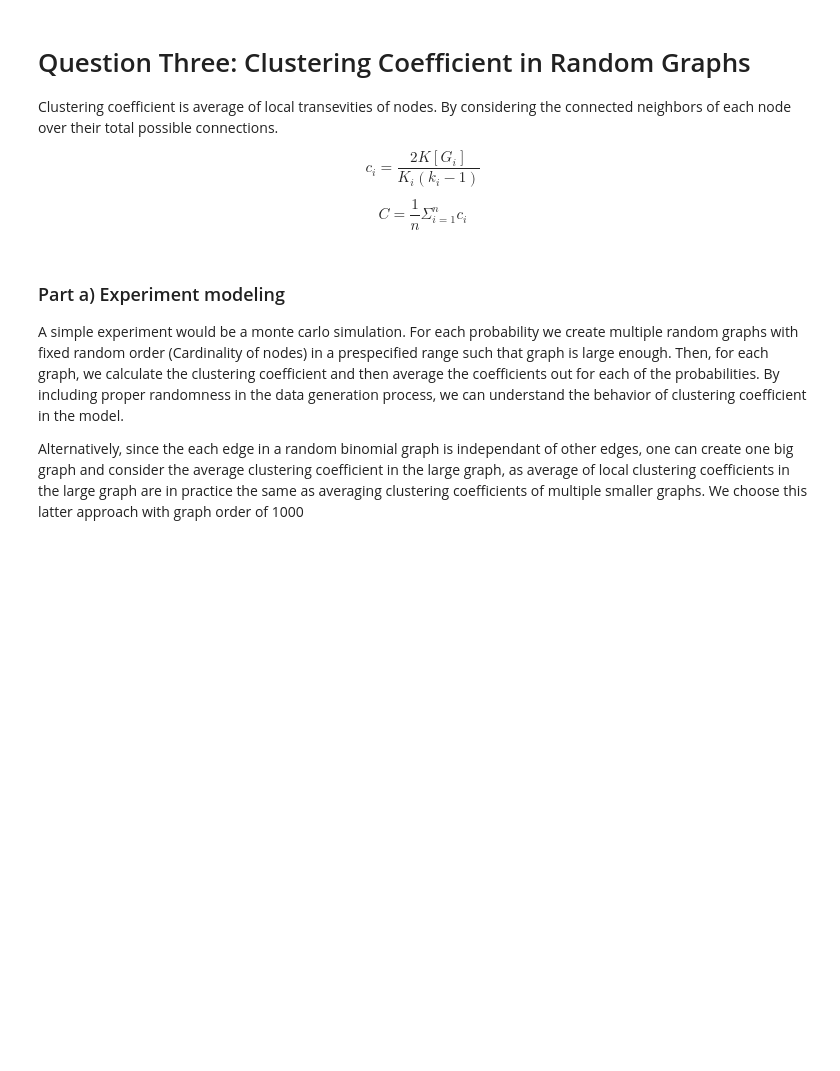
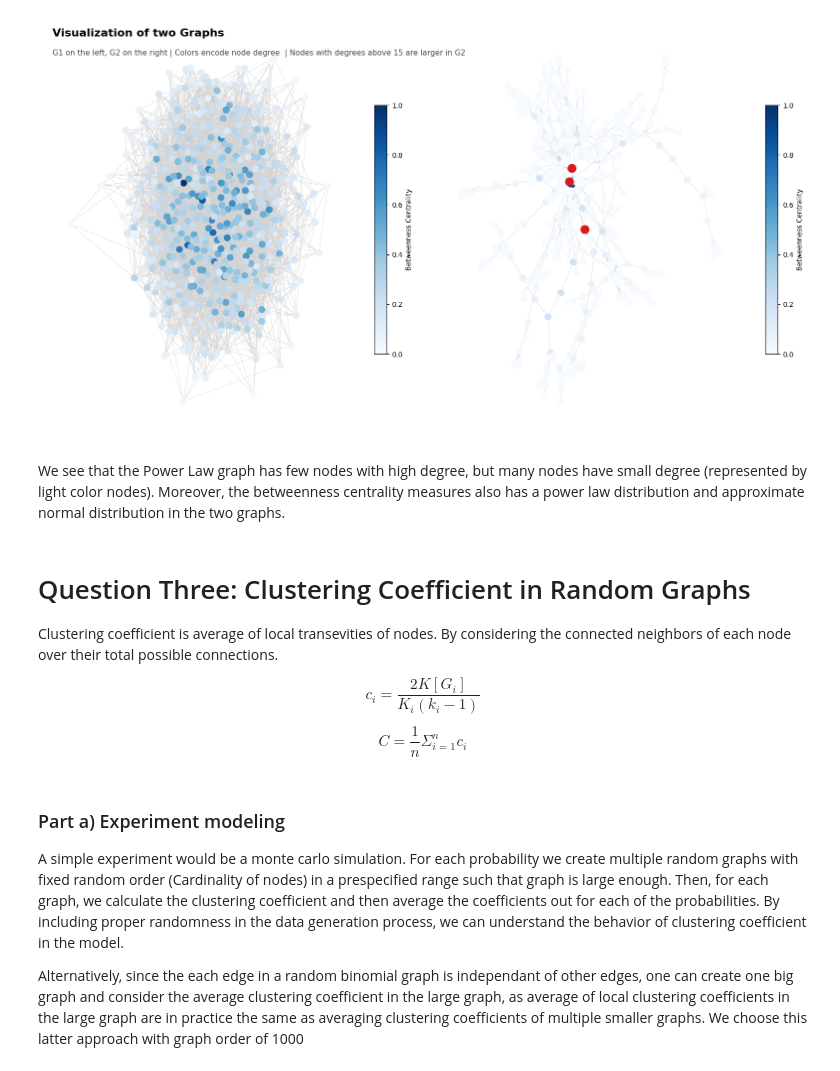
Before and after one commit to romgou74/Networks-Graded-Lab, a Jupyter notebook: Lab6 - Notebook.ipynb, the cells around one changed output. Drawn from its saved outputs; the diff is of its cells as text; code cells hidden in the pictures; blank space fills up the shorter version.

```diff
--- a/Lab6 - Notebook.ipynb
+++ b/Lab6 - Notebook.ipynb
@@ -1,3 +218,62 @@
+# %%
+# (b)2)
+## AI Disclosure: All Ideas come from us. Every AI query has been about coding practices and visualizations, speeding up the coding process.
+b1 = nx.betweenness_centrality(G1)
+betw1 = np.array([b1[n] for n in G1.nodes()])
+b2 = nx.betweenness_centrality(G2)
+
+
+betw2 = np.array([b2[n] for n in G2.nodes()])
+c1 = np.percentile(betw1,0.85)
+c2 = np.percentile(betw2,0.85)
+
+fig, axes = plt.subplots(1, 2, figsize=(16, 9))
+
+
+nx.draw(
+    G1,
+    ax=axes[0],
+    with_labels=False,
+    node_size=node_sizes1,
+    node_color=betw1,
+    cmap=plt.cm.Blues,
+    edge_color='lightgray',
+    width=0.5
+)
+sm1 = plt.cm.ScalarMappable(cmap=plt.cm.Blues)
+sm1.set_array([])
+fig.colorbar(sm1, ax=axes[0], label='Betweenness Centrality', shrink=0.6)
+
+
+pos2 = nx.spring_layout(G2, seed=0)
+nx.draw(
+    G2,
+    ax=axes[1],
+    pos = pos2,
+    with_labels=False,
+    node_size=node_sizes2,
+    node_color=betw2,
+    cmap=plt.cm.Blues,
+    edge_color='lightgray',
+    width=0.5
+)
+
+
+nx.draw_networkx_nodes(G2, pos = pos2, nodelist=[n for n in G2.nodes if b2[n]>0.2],
+                       node_size=140, node_color="#d7191c")
+sm2 = plt.cm.ScalarMappable(cmap=plt.cm.Blues)
+sm2.set_array([])
+fig.colorbar(sm2, ax=axes[1], label='Betweenness Centrality', shrink=0.6)
+fig.suptitle("Visualization of two Graphs", fontsize=16, fontweight='bold',y = 0.93, x=0.021, ha='left')
+
+fig.text(0.021, 0.87, "G1 on the left, G2 on the right | Colors encode node degree  | Nodes with degrees above 15 are larger in G2",
+         ha='left', fontsize=11, color='#444')
+plt.tight_layout()
+plt.show()
+# %% [output]
+[figure, added]
+# %% [markdown]
+We see that the Power Law graph has few nodes with high degree, but many nodes have small degree (represented by light color nodes). Moreover, the betweenness centrality measures also has a power law distribution and approximate normal distribution in the two graphs.
 # %% [markdown]
 # Question Three: Clustering Coefficient in Random Graphs
 
```
Also changed, not shown: parts of 5 cells of this notebook, 5 other files.
